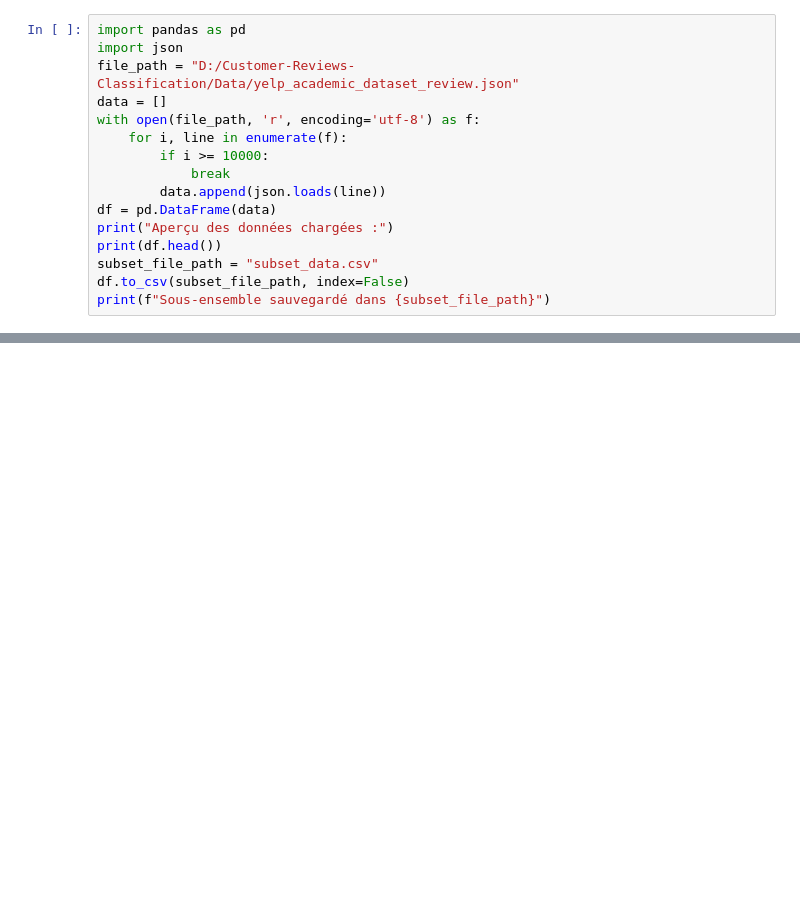
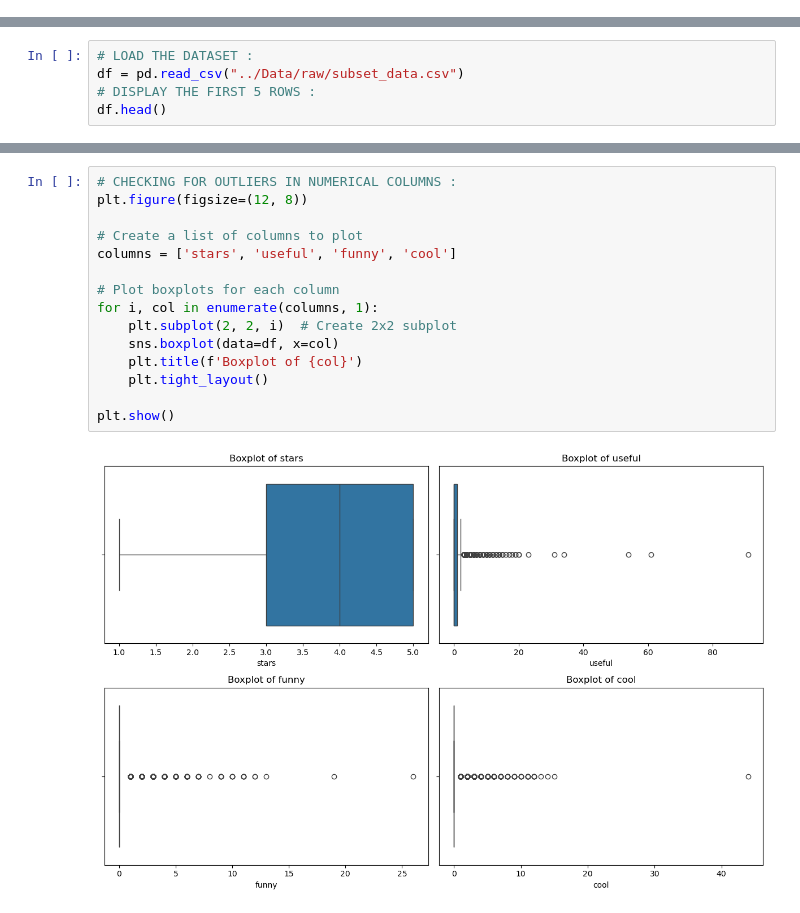
Before and after one commit to elghallali/Customer-Reviews-Classification, a Jupyter notebook: notebooks/1_data_preprocessing.ipynb, the cells around one changed output, grey strips where cells are left out. Saved outputs shown, nothing was run; the diff lists cells and outputs as text; blank space fills up the shorter version.

```diff
--- a/notebooks/1_data_preprocessing.ipynb
+++ b/notebooks/1_data_preprocessing.ipynb
@@ -1,16 +0,0 @@
-# %%
-import pandas as pd
-import json
-file_path = "D:/Customer-Reviews-Classification/Data/yelp_academic_dataset_review.json"
-data = []
-with open(file_path, 'r', encoding='utf-8') as f:
-    for i, line in enumerate(f):
-        if i >= 10000:
-            break
-        data.append(json.loads(line))
-df = pd.DataFrame(data)
-print("Aperçu des données chargées :")
-print(df.head())
-subset_file_path = "subset_data.csv"
-df.to_csv(subset_file_path, index=False)
-print(f"Sous-ensemble sauvegardé dans {subset_file_path}")
@@ -34,0 +10,5 @@ Sous-ensemble sauvegardé dans subset_data.csv
+# %%
+# LOAD THE DATASET :
+df = pd.read_csv("../Data/raw/subset_data.csv")
+# DISPLAY THE FIRST 5 ROWS :
+df.head()
@@ -34,0 +82,17 @@ Sous-ensemble sauvegardé dans subset_data.csv
+# %%
+# CHECKING FOR OUTLIERS IN NUMERICAL COLUMNS :
+plt.figure(figsize=(12, 8))
+
+# Create a list of columns to plot
+columns = ['stars', 'useful', 'funny', 'cool']
+
+# Plot boxplots for each column
+for i, col in enumerate(columns, 1):
+    plt.subplot(2, 2, i)  # Create 2x2 subplot
+    sns.boxplot(data=df, x=col)
+    plt.title(f'Boxplot of {col}')
+    plt.tight_layout()
+
+plt.show()
+# %% [output]
+[figure, added]
```
Also changed, not shown: parts of 23 cells of this notebook.
